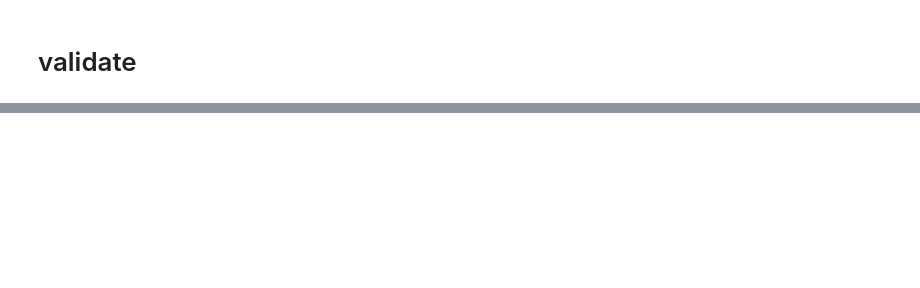
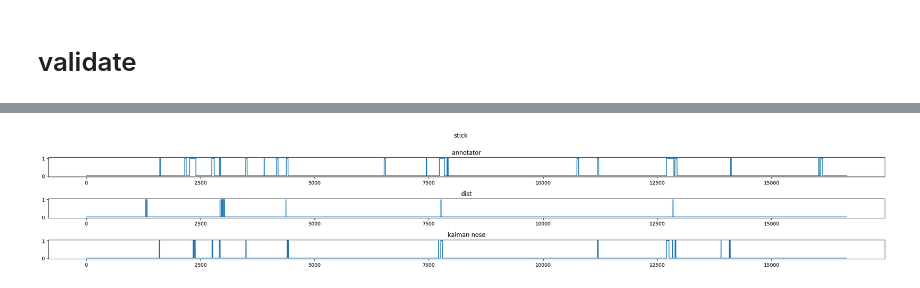
Before and after one commit to BoxedInKehrer/Moused, a Jupyter notebook: pipe.ipynb, the cells around one changed output, grey strips where cells are left out. Saved outputs shown, nothing was run; the diff lists cells and outputs as text; code cells hidden in the pictures; blank space fills up the shorter version.

```diff
--- a/pipe.ipynb
+++ b/pipe.ipynb
@@ -768,3 +768,23 @@ optimized_coordinates = np.vstack([nose, eye_left, eye_right, ear_left, ear_righ
+# %%
+data = np.load('/home/box/coding/CTIR/2021-03-05_08-22-05_manual_annotations.npz')
+ethogram_interactions = data['ethogram_interactions']
+annotator_data_1 = ethogram_interactions[0]
+annotator_data_2 = ethogram_interactions[1]
+
+annotator_lever_df = pd.DataFrame({'l1':annotator_data_1[0, :len(lever_tip_3d)], 'l2':annotator_data_2[0, :len(lever_tip_3d)]})
+annotator_stick_df = pd.DataFrame({'l1':annotator_data_1[1, :len(lever_tip_3d)], 'l2':annotator_data_2[1, :len(lever_tip_3d)]})
+annotator_ball_df = pd.DataFrame({'l1':annotator_data_1[2, :len(lever_tip_3d)], 'l2':annotator_data_2[2, :len(lever_tip_3d)]})
+annotator_door_df = pd.DataFrame({'l1':annotator_data_1[3, :len(lever_tip_3d)], 'l2':annotator_data_2[3, :len(lever_tip_3d)]})
+
+annotator_lever_df['sum'] = (annotator_lever_df['l1'].astype(bool) | annotator_lever_df['l2'].astype(bool)).astype(int)
+annotator_stick_df['sum'] = (annotator_stick_df['l1'].astype(bool) | annotator_stick_df['l2'].astype(bool)).astype(int)
+annotator_ball_df['sum'] = (annotator_ball_df['l1'].astype(bool) | annotator_ball_df['l2'].astype(bool)).astype(int)
+annotator_door_df['sum'] = (annotator_door_df['l1'].astype(bool) | annotator_door_df['l2'].astype(bool)).astype(int)
+
+annotator_lever_df['d_lever'] = (diff_rot['dist'].apply(lambda x: 1 if x > 10 else 0)).astype(int)
+annotator_stick_df['d_stick'] = (stick_head_3d_clean['dist'].apply(lambda x: 1 if x > 5 else 0)).astype(int)
+annotator_ball_df['d_ball'] = (ball_3d['dist'].apply(lambda x: 1 if x > 5 else 0)).astype(int)
+annotator_door_df['d_door'] = (sliding_door_3d_clean['dist'].apply(lambda x: 1 if x > 5 else 0)).astype(int)
 # %%
 def transform_shape(nose_position, centroid_position, shape_coordinates):
     # Compute the current centroid of the shape
@@ -1115,6 +1126,9 @@ MovieWriter imagemagick unavailable; using Pillow instead.
 # %%
 def check_intersection_with_elements(point, radius, bounding_boxes, ball_center, ball_radius, door_center, door_dimensions, stick_start, stick_segments):
     px, py, pz = point
+
+    if py < 0 or py > 280 or px >120 or px < -300:
+        return "nothing"
 
     # Check intersection with bounding boxes (lever)
     for bbox in bounding_boxes:
@@ -1122,7 +1136,7 @@ def check_intersection_with_elements(point, radius, bounding_boxes, ball_center,
         current_z = center[2]
         for (width, length, height) in segments:
             box_center = (center[0], center[1], current_z + height / 2)
-            if is_point_in_box(point, box_center, (width + 2*radius, length + 2*radius, height + 2*radius), angle_x, angle_y, angle_z):
+            if is_point_in_box(point, box_center, (width + 2*(3*radius), length + 2*(3*radius), height + 2*(3*radius)), angle_x, angle_y, angle_z):
                 return "lever"
             current_z += height
 
@@ -1155,15 +1169,13 @@ def check_intersection_with_elements(point, radius, bounding_boxes, ball_center,
 intersection_check = []
 radius = 5  # Define the radius around the point
 
-# test_index = diff_rot.iloc[12000].name
 for loop_ind in range(len(sliding_door_3d)):
     rot = (diff_rot.iloc[loop_ind].lower)
     ball_center = extract_xyz(ball_3d, loop_ind)
     door_center = extract_xyz(sliding_door_3d_clean, loop_ind)
     stick_start = extract_xyz(stick_head_3d_clean, loop_ind)
 
-    point = extract_xyz_special(diff_df_clean.iloc[loop_ind], 'k')
-
+    point = extract_xyz_special(nose_filtered_3d_clean.iloc[loop_ind], 's')
     # STATIC
     ball_radius = 10
     door_dimensions = (40, 35, 5)
@@ -1174,10 +1186,9 @@ for loop_ind in range(len(sliding_door_3d)):
         (4, 4, 55)     # Last 55 units with 4x4
     ]
     bounding_boxes_lever = [
-        ([49, 87, 15], [(4, 4, 30), (20, 16, 14), (4, 4, 20)], 270 + rot, 0, 180),
-        ([49, 87, 15], [(4, 4, 30), (20, 16, 14), (4, 4, 20)], 0 - rot, 0, 0)
+        ([49, 87, 15], [(6, 6, 30), (20, 16, 14), (6, 6, 20)], 270 + rot, 0, 180),
+        ([49, 87, 15], [(6, 6, 30), (20, 16, 14), (6, 6, 20)], 0 - rot, 0, 0)
     ]
-
     # Example usage of intersection check
     element = check_intersection_with_elements(point, radius, bounding_boxes_lever, ball_center, ball_radius, door_center, door_dimensions, stick_start, stick_segments)
     intersection_check.append(element)
@@ -1185,3 +1199,10 @@ interactions_df = pd.DataFrame({'element':intersection_check}, index=sliding_doo
+# %%
+mouse_lks = (nose_filtered_3d_clean['lks'] + eye_left_filtered_3d_clean['lks'] + eye_right_filtered_3d_clean['lks'] + ear_left_filtered_3d_clean['lks'] + ear_right_filtered_3d_clean['lks'])/5
+# %%
+annotator_lever_df.loc[annotator_lever_df.index.isin(mouse_lks[mouse_lks < 0.2].index), 'd_lever'] = 0
+annotator_ball_df.loc[annotator_ball_df.index.isin(mouse_lks[mouse_lks < 0.2].index), 'd_ball'] = 0
+annotator_door_df.loc[annotator_door_df.index.isin(mouse_lks[mouse_lks < 0.2].index), 'd_door'] = 0
+annotator_stick_df.loc[annotator_stick_df.index.isin(mouse_lks[mouse_lks < 0.2].index), 'd_stick'] = 0
 # %% [markdown]
 # validate
 # %%
@@ -1203,18 +1226,20 @@ plt.show()
 # %%
 # Assuming annotator_lever_df is already defined and contains 'sum' and 'd' columns.
-fig, (ax1, ax2, ax3) = plt.subplots(3, 1, figsize=(24, 6))
+fig, (ax1, ax2, ax3) = plt.subplots(3, 1, figsize=(24, 4))
 
 ax1.plot(annotator_stick_df['sum'])
 ax1.set_title('annotator')
 
 ax2.plot(annotator_stick_df['d_stick'])
 ax2.set_title('dist')
 
 ax3.plot(interactions_df['element'] == 'stick')
 ax3.set_title('kalman nose')
 
 fig.suptitle('stick')
 plt.tight_layout(rect=[0, 0, 1, 0.98])
 plt.show()
+# %% [output]
+[figure, added]
 # %%
 # Assuming annotator_lever_df is already defined and contains 'sum' and 'd' columns.
```
Also changed, not shown: parts of 14 cells of this notebook, 1 other file.
